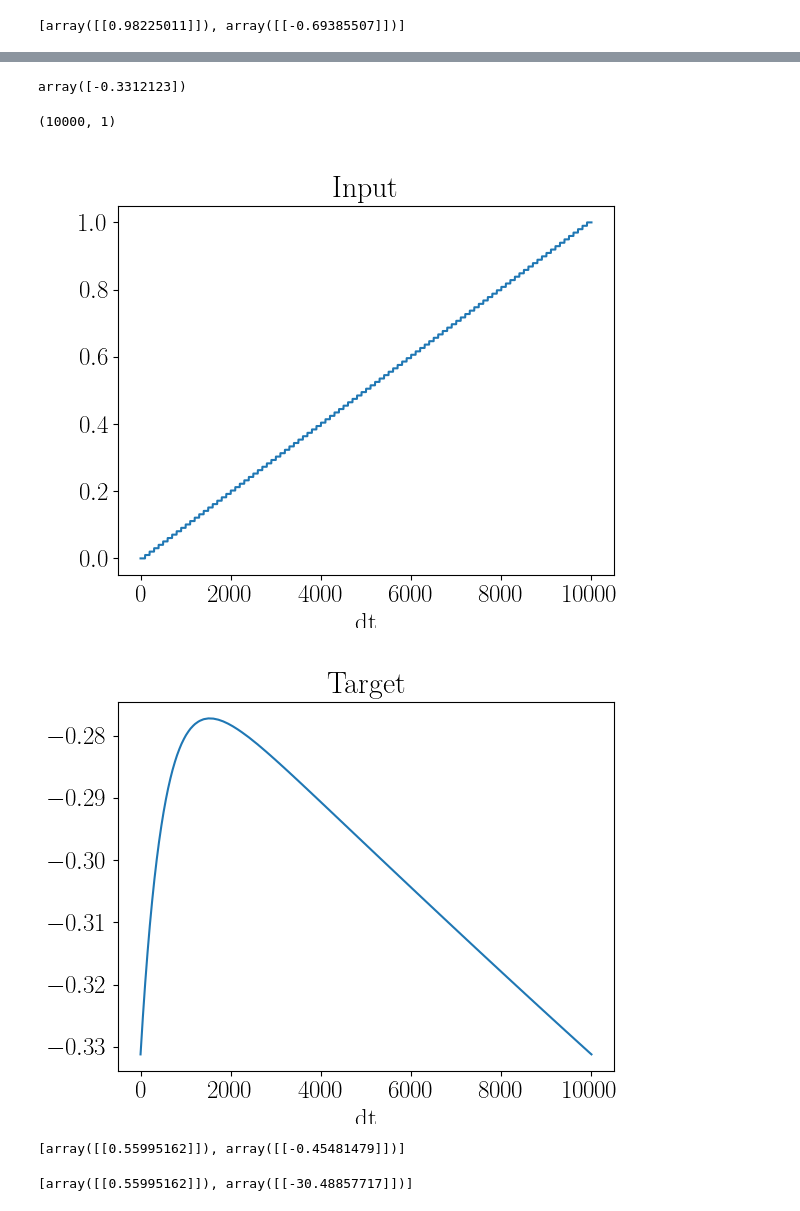
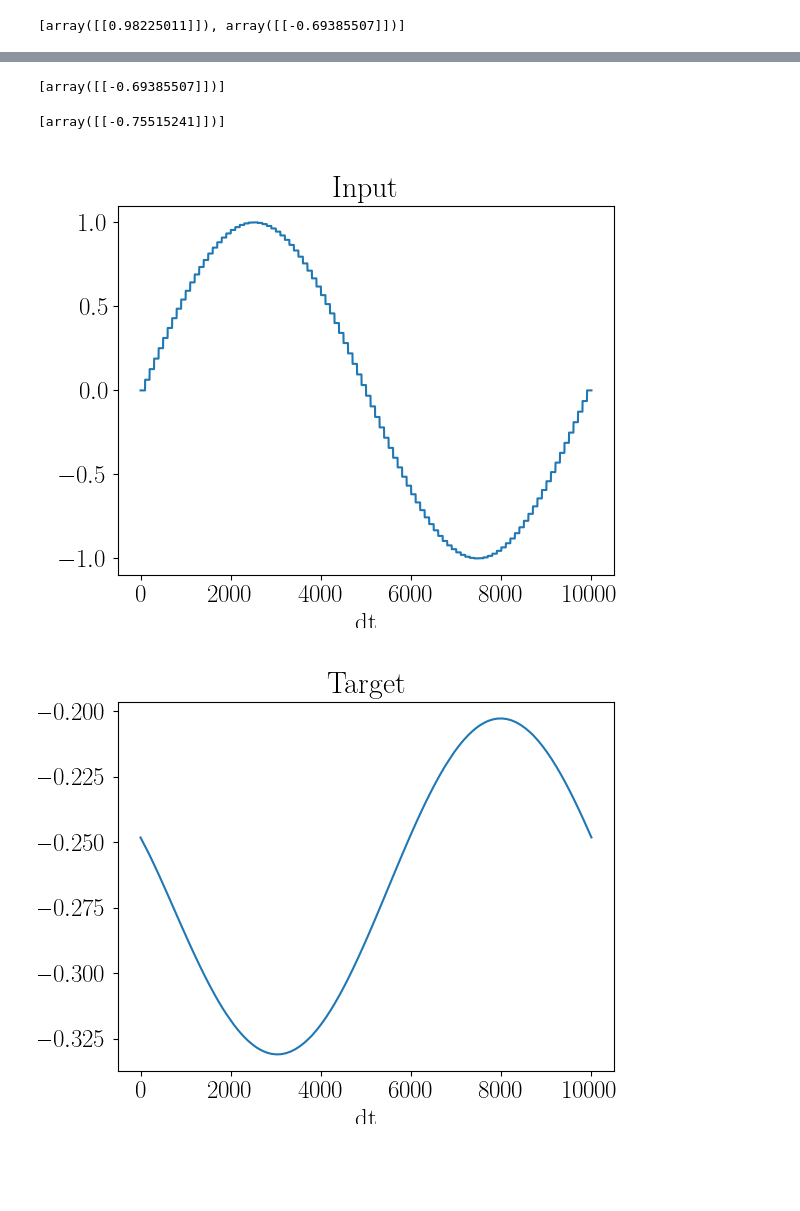
Before and after one commit to kma-code/Phaseless-Alignment-Learning, a Jupyter notebook: RtDeep/RtDeep simple demo.ipynb, the cells around one changed output, grey strips where cells are left out. Saved outputs shown, nothing was run; the diff lists cells and outputs as text; code cells hidden in the pictures; blank space fills up the shorter version.

```diff
--- a/RtDeep/RtDeep simple demo.ipynb
+++ b/RtDeep/RtDeep simple demo.ipynb
@@ -330,12 +332,14 @@ for i in range(1, len(layers)-1):
 # %%
 # We initialise the teacher in the self-predicting state
 
-mc2_teacher = model(dt, tauxi, Tpres, 'FA', logistic, d_logistic, layers,
+mc2_teacher = model(dt, tauxi, Tpres, 'BP', logistic, d_logistic, layers,
             uP_init=uP_init, uI_init=uI_init,
             WPP_init=WPP_init, WIP_init=WIP_init, BPP_init=BPP_init, BPI_init=BPI_init,
             gl=gl, gden=gden, gbas=gbas, gapi=gapi, gnI=gnI, gntgt=gntgt,
             eta_fw=eta_fw, eta_bw=eta_bw, eta_PI=eta_PI, eta_IP=eta_IP)
 
+mc2_teacher.evolve_system()
+
 mc2_teacher.set_self_predicting_state()
 # %%
 ## Init for student
@@ -407,11 +416,8 @@ mc2_student.WPP
 # %%
-mc2_teacher.uP[1]
+mc2_teacher.BPP
 # %% [output]
-array([-0.3312123])
+[array([[-0.69385507]])]
-# %%
-r0_ramp = np.linspace(0, 1, int(Tpres / dt))
-r0_ramp = np.repeat(r0_ramp, int(Ttot / Tpres), axis=0)
-r0_ramp = np.tile(r0_ramp, (1,1)).T
-r0_ramp.shape
-# %% [output]
-(10000, 1)
+# %%
+mc2_student.BPP
+# %% [output]
+[array([[-0.75515241]])]
@@ -418,9 +426,9 @@ r0_ramp.shape
 # %%
 # Now, we show random samples for t=Tpres to the teacher and record the output
 
-r0_ramp = np.linspace(0, 1, int(Tpres / dt))
-r0_ramp = np.repeat(r0_ramp, int(Ttot / Tpres), axis=0)
-r0_ramp = np.tile(r0_ramp, (1,1)).T
+r0_sine = np.sin(np.linspace(0, 1, int(Tpres / dt)) * 2*np.pi)
+r0_sine = np.repeat(r0_sine, int(Ttot / Tpres), axis=0)
+r0_sine = np.tile(r0_sine, (layers[0],1)).T
 
 # u2P of teacher will be target for student
 target_time_series = []
@@ -428,30 +436,26 @@ target_time_series = []
 # a little pre-training: run for several Tpres with random input, such that the
 # somatic voltages converge
 for i in range(int(Tpres/dt)*100):
-    mc2_teacher.evolve_system(r0=r0_ramp[i])
+    mc2_teacher.evolve_system(r0=r0_sine[i])
 
 # run real evaluation and save output
-for i in range(len(r0_random)):
-    mc2_teacher.evolve_system(r0=r0_ramp[i])
+for i in range(len(r0_sine)):
+    mc2_teacher.evolve_system(r0=r0_sine[i])
     target_time_series.append(copy.deepcopy(mc2_teacher.uP[1]))
 
 target_time_series = np.array(target_time_series).ravel()
 # %%
 fig = plt.figure()
-plt.plot(r0_ramp)
+plt.plot(r0_sine)
 plt.title("Input")
 plt.xlabel("dt")
 plt.show()
 
 fig = plt.figure()
 plt.plot(target_time_series)
 plt.title("Target")
 plt.xlabel("dt")
 plt.show()
 # %% [output]
-[figure, old version]
+[figure, new version]
-[figure, old version]
+[figure, new version]
-# %%
-mc2_student.WPP
-# %% [output]
-[array([[0.55995162]]), array([[-0.45481479]])]
@@ -460,7 +462,3 @@ mc2_student.evolve_system(r0=r0_ramp[0])
-# %%
-mc2_student.WPP
-# %% [output]
-[array([[0.55995162]]), array([[-30.48857717]])]
 # %%
 # now, we give the same input
 
```
Also changed, not shown: parts of 18 cells of this notebook, 1 other file.
